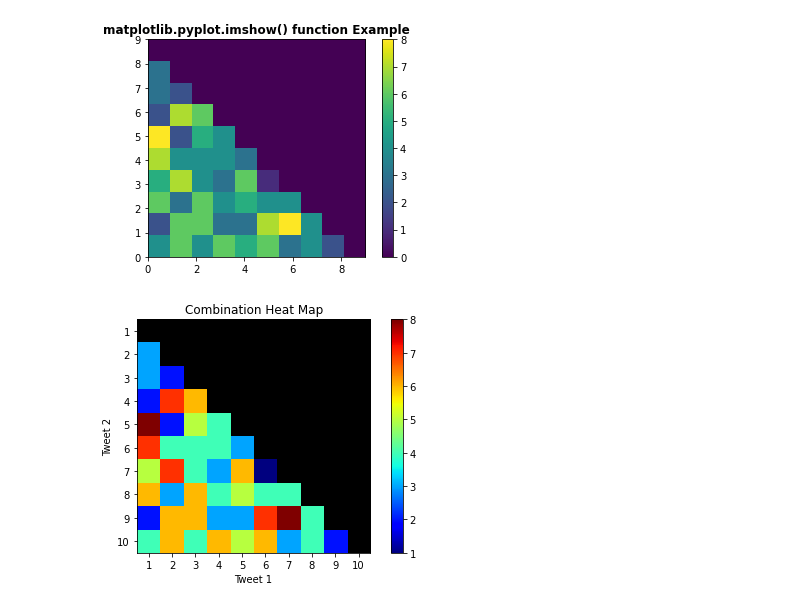
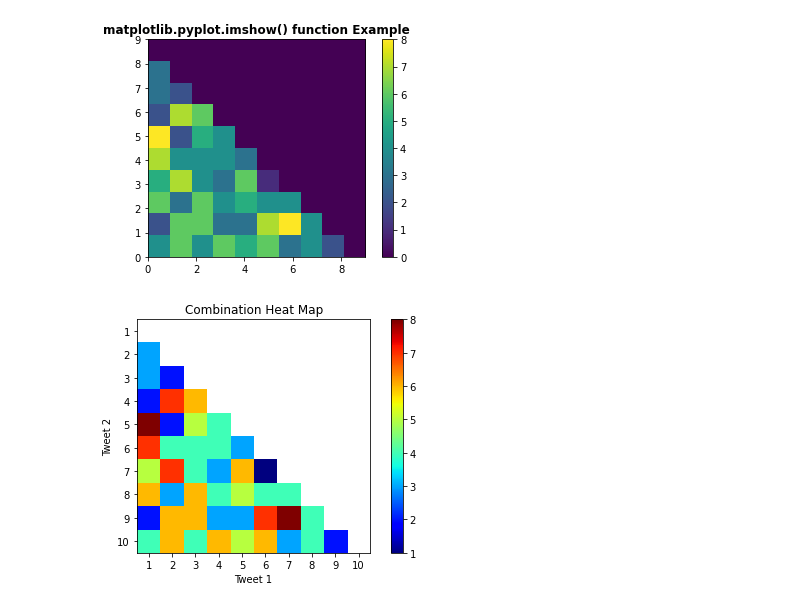
Before and after one commit to codingWithAndy/CDT_MSc_Thesis, a Jupyter notebook: Implementation/Exploration/tweet_feedback.ipynb, the cells around one changed output. Saved outputs shown, nothing was run; the diff lists cells and outputs as text; code cells hidden in the pictures.

```diff
--- a/Implementation/Exploration/tweet_feedback.ipynb
+++ b/Implementation/Exploration/tweet_feedback.ipynb
@@ -634,31 +634,31 @@ AttributeError: module 'matplotlib.pyplot' has no attribute 'set_xticklabels'
 # %%
 tweet_id = ["1", "2", "3", "4",
               "5", "6", "7","8","9","10"]
 
 results = df
 
 results[results==0] = np.nan
 
 fig, ax = plt.subplots()
 cmap = plt.cm.jet
-cmap.set_bad(color='k')
+cmap.set_bad(color='white')
 im = ax.imshow(results, cmap=cmap)
 
 # We want to show all ticks...
 ax.set_xticks(np.arange(len(tweet_id)))
 ax.set_yticks(np.arange(len(tweet_id)))
 # ... and label them with the respective list entries
 ax.set_xticklabels(tweet_id)
 ax.set_yticklabels(tweet_id)
 plt.colorbar(im)
 
 ax.set_title("Combination Heat Map")
 fig.tight_layout()
 plt.xlabel("Tweet 1")
 plt.ylabel("Tweet 2")
 plt.show()
 # %% [output]
-[figure, old version]
+[figure, new version]
 # %%
 win_df = pd.read_csv('Comparison Win Tracker.csv', index_col=0)
 # %%
```
Also changed, not shown: parts of 2 cells of this notebook, 11 other files.
